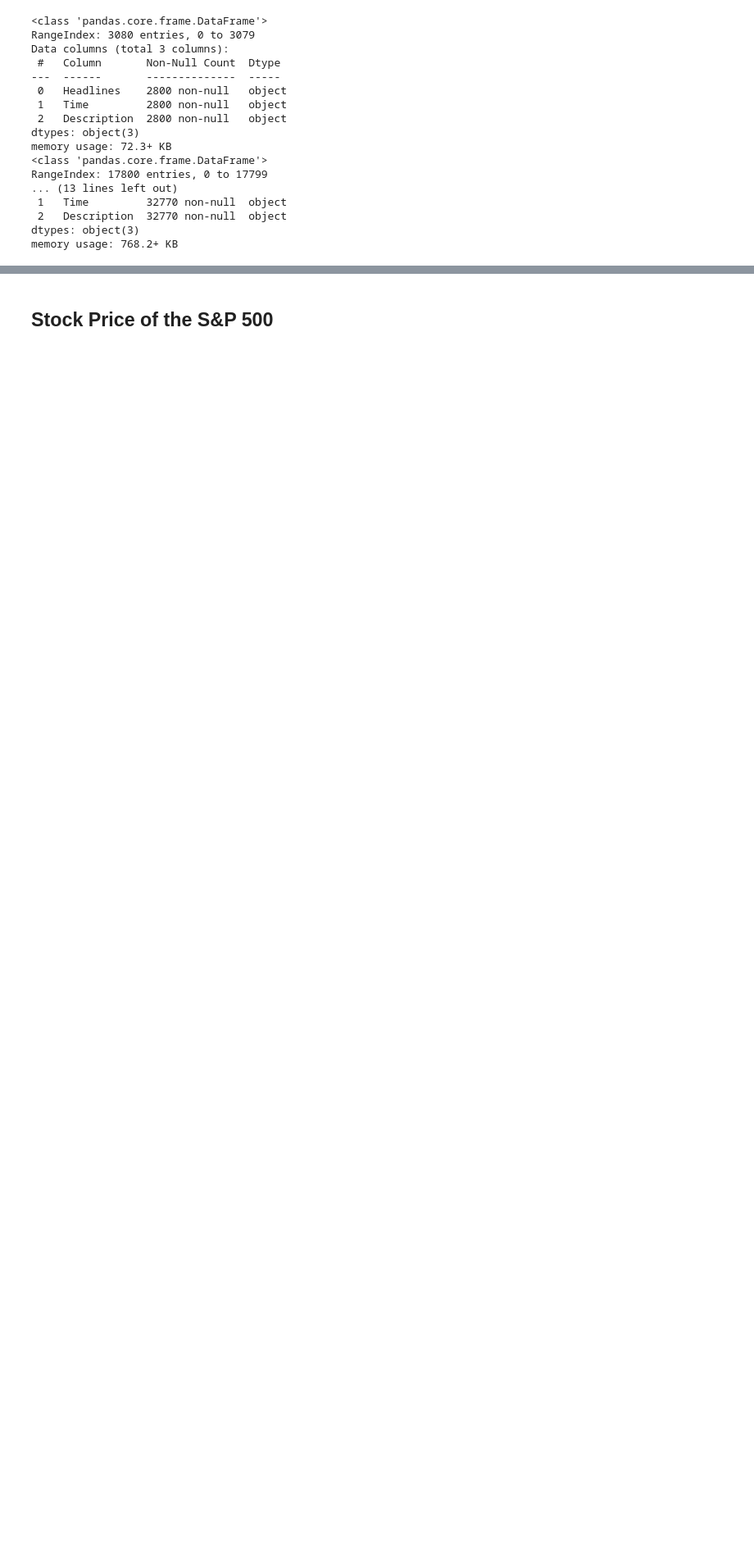
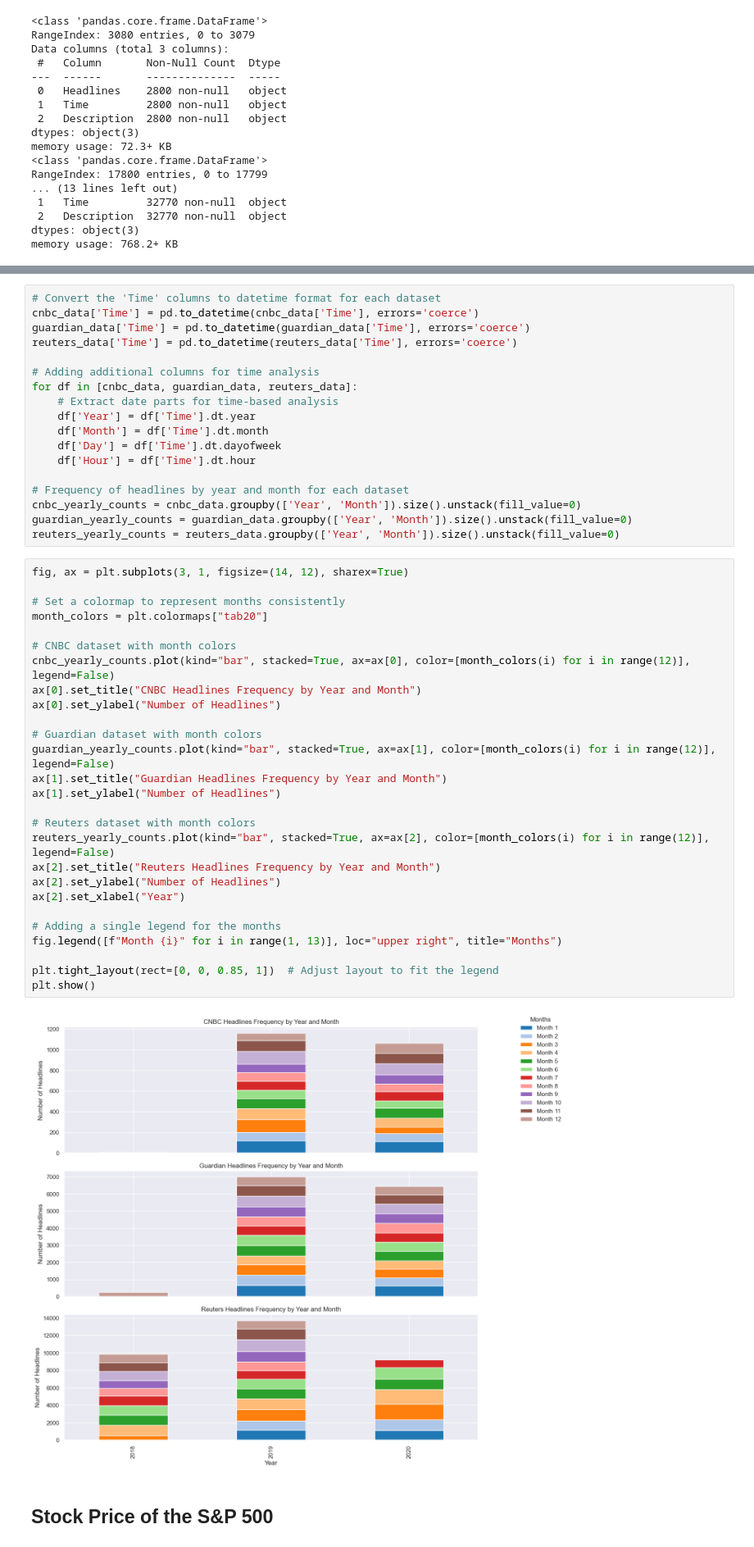
Before and after one commit to Aaron3963/CSE_151A_Project, a Jupyter notebook: EDA.ipynb, the cells around one changed output, grey strips where cells are left out. Shown: that part at 82% size. Saved outputs shown, nothing was run; the diff lists cells and outputs as text; blank space fills up the shorter version.

```diff
--- a/EDA.ipynb
+++ b/EDA.ipynb
@@ -97,3 +133,50 @@ dtype: float64
+# %%
+# Convert the 'Time' columns to datetime format for each dataset
+cnbc_data['Time'] = pd.to_datetime(cnbc_data['Time'], errors='coerce')
+guardian_data['Time'] = pd.to_datetime(guardian_data['Time'], errors='coerce')
+reuters_data['Time'] = pd.to_datetime(reuters_data['Time'], errors='coerce')
+
+# Adding additional columns for time analysis
+for df in [cnbc_data, guardian_data, reuters_data]:
+    # Extract date parts for time-based analysis
+    df['Year'] = df['Time'].dt.year
+    df['Month'] = df['Time'].dt.month
+    df['Day'] = df['Time'].dt.dayofweek
+    df['Hour'] = df['Time'].dt.hour
+
+# Frequency of headlines by year and month for each dataset
+cnbc_yearly_counts = cnbc_data.groupby(['Year', 'Month']).size().unstack(fill_value=0)
+guardian_yearly_counts = guardian_data.groupby(['Year', 'Month']).size().unstack(fill_value=0)
+reuters_yearly_counts = reuters_data.groupby(['Year', 'Month']).size().unstack(fill_value=0)
+# %%
+fig, ax = plt.subplots(3, 1, figsize=(14, 12), sharex=True)
+
+# Set a colormap to represent months consistently
+month_colors = plt.colormaps["tab20"]
+
+# CNBC dataset with month colors
+cnbc_yearly_counts.plot(kind="bar", stacked=True, ax=ax[0], color=[month_colors(i) for i in range(12)], legend=False)
+ax[0].set_title("CNBC Headlines Frequency by Year and Month")
+ax[0].set_ylabel("Number of Headlines")
+
+# Guardian dataset with month colors
+guardian_yearly_counts.plot(kind="bar", stacked=True, ax=ax[1], color=[month_colors(i) for i in range(12)], legend=False)
+ax[1].set_title("Guardian Headlines Frequency by Year and Month")
+ax[1].set_ylabel("Number of Headlines")
+
+# Reuters dataset with month colors
+reuters_yearly_counts.plot(kind="bar", stacked=True, ax=ax[2], color=[month_colors(i) for i in range(12)], legend=False)
+ax[2].set_title("Reuters Headlines Frequency by Year and Month")
+ax[2].set_ylabel("Number of Headlines")
+ax[2].set_xlabel("Year")
+
+# Adding a single legend for the months
+fig.legend([f"Month {i}" for i in range(1, 13)], loc="upper right", title="Months")
+
+plt.tight_layout(rect=[0, 0, 0.85, 1])  # Adjust layout to fit the legend
+plt.show()
+# %% [output]
+[figure, added]
 # %% [markdown]
 ## Stock Price of the S&P 500
 # %%
```
Also changed, not shown: parts of 9 cells of this notebook.
